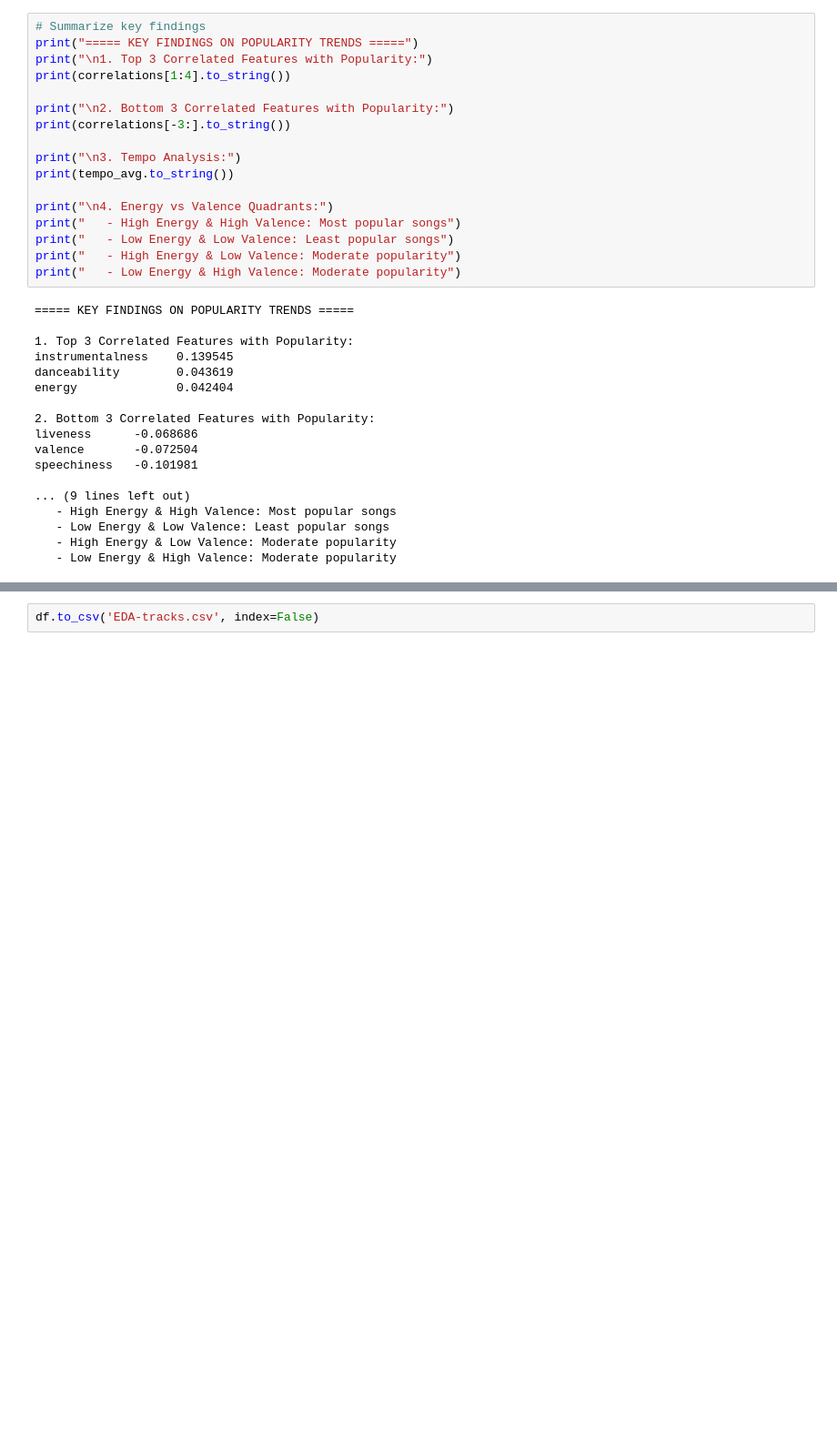
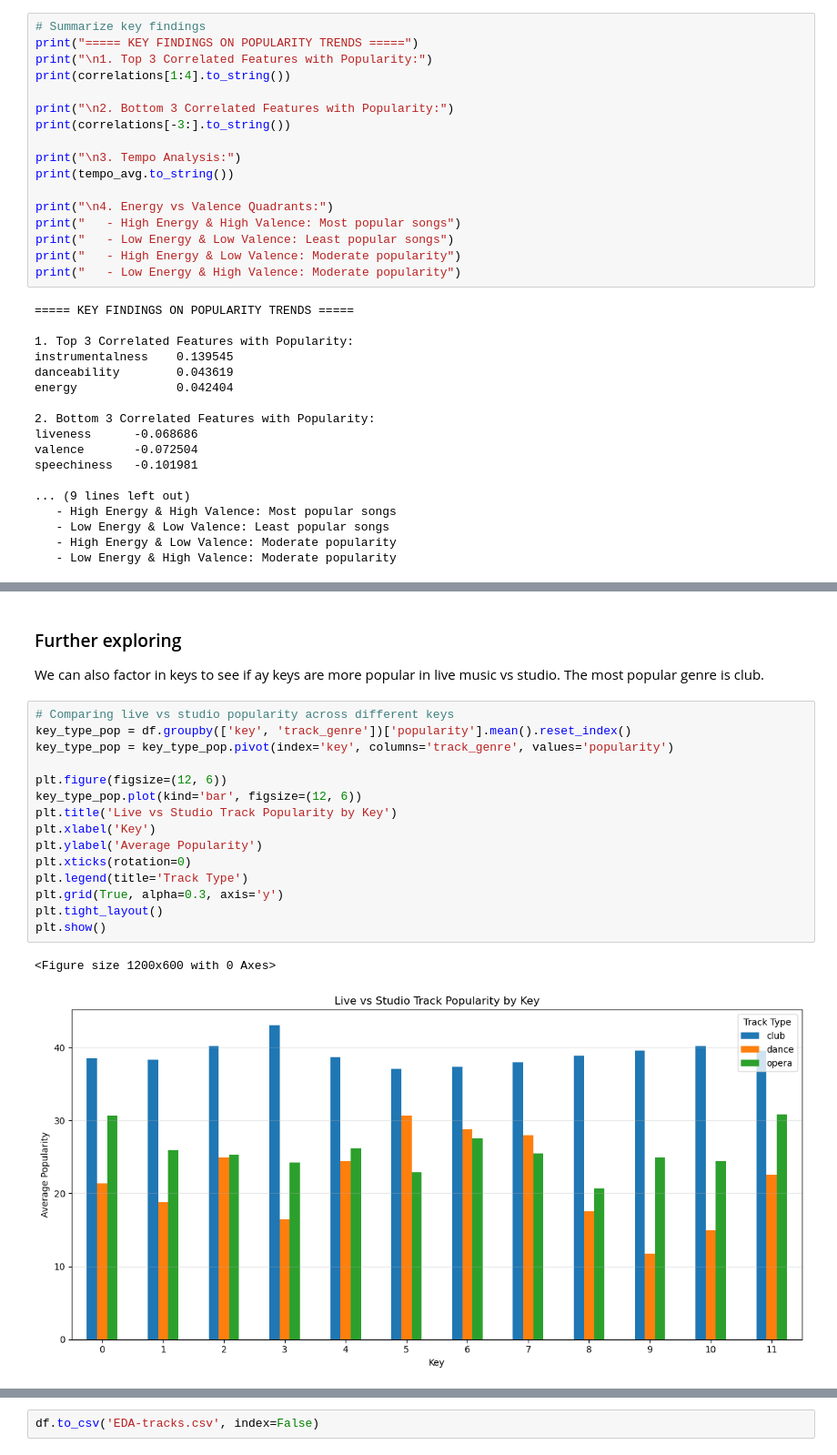
Before and after one commit to Bourkupine/cs4168-Project, a Jupyter notebook: EDA.ipynb, the cells around one changed output, grey strips where cells are left out. Shown at 91% size. Cells and saved outputs as stored; diff of their text form; blank space fills up the shorter version.

```diff
--- a/EDA.ipynb
+++ b/EDA.ipynb
@@ -493,0 +502,22 @@ speechiness   -0.101981
+# %% [markdown]
+### Further exploring
+We can also factor in keys to see if ay keys are more popular in live music vs studio.
+The most popular genre is club.
+# %%
+# Comparing live vs studio popularity across different keys
+key_type_pop = df.groupby(['key', 'track_genre'])['popularity'].mean().reset_index()
+key_type_pop = key_type_pop.pivot(index='key', columns='track_genre', values='popularity')
+
+plt.figure(figsize=(12, 6))
+key_type_pop.plot(kind='bar', figsize=(12, 6))
+plt.title('Live vs Studio Track Popularity by Key')
+plt.xlabel('Key')
+plt.ylabel('Average Popularity')
+plt.xticks(rotation=0)
+plt.legend(title='Track Type')
+plt.grid(True, alpha=0.3, axis='y')
+plt.tight_layout()
+plt.show()
+# %% [output]
+<Figure size 1200x600 with 0 Axes>
+[figure, added]
```
Also changed, not shown: parts of 22 cells of this notebook, 1 other file.
